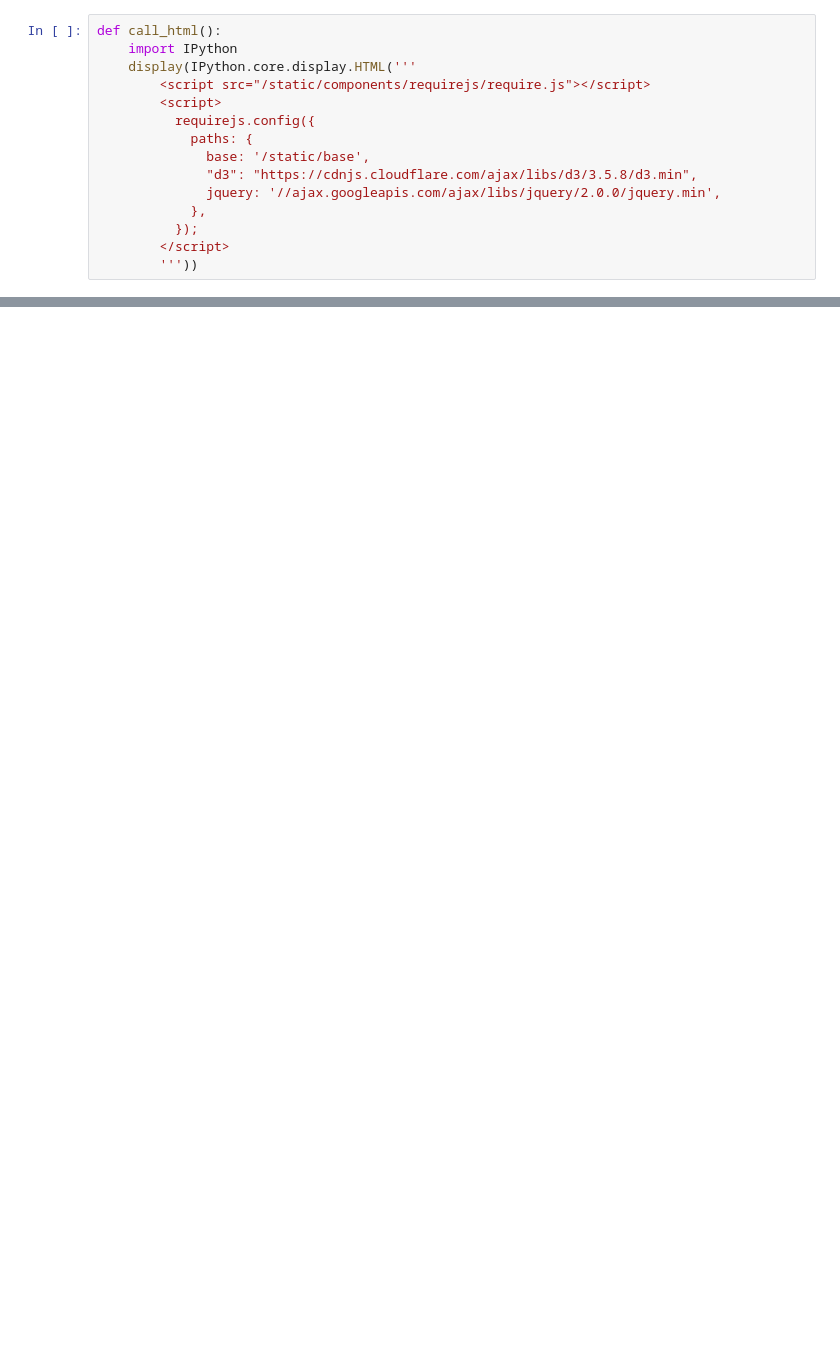
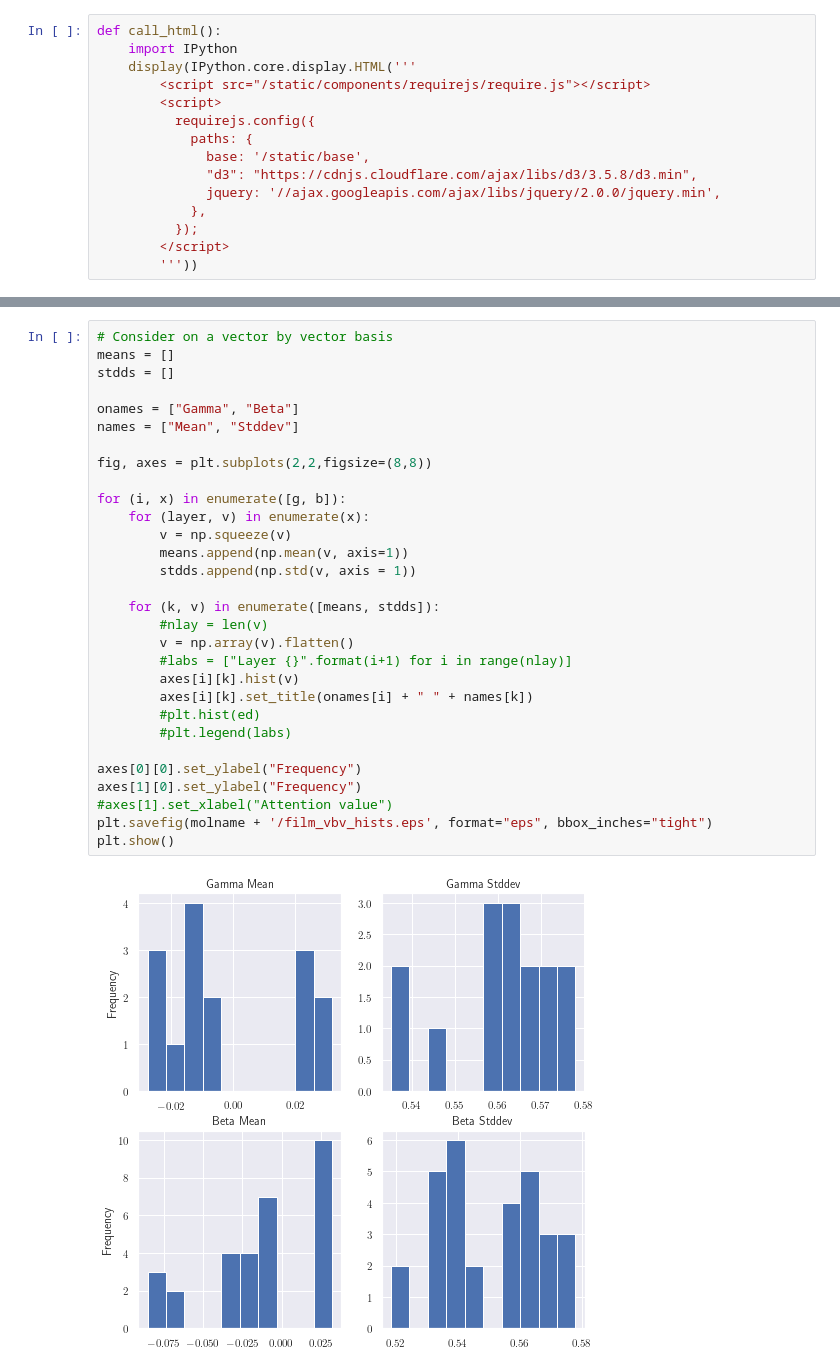
Before and after one commit to Basil-M/MEng-Project, a Jupyter notebook: view_attn.ipynb, the cells around one changed output, grey strips where cells are left out. Saved outputs shown, nothing was run; the diff lists cells and outputs as text; blank space fills up the shorter version.

```diff
--- a/view_attn.ipynb
+++ b/view_attn.ipynb
@@ -95,0 +317,32 @@ ValueError: all the input array dimensions except for the concatenation axis mus
+# %%
+# Consider on a vector by vector basis
+means = []
+stdds = []
+
+onames = ["Gamma", "Beta"]
+names = ["Mean", "Stddev"]
+
+fig, axes = plt.subplots(2,2,figsize=(8,8))
+
+for (i, x) in enumerate([g, b]):
+    for (layer, v) in enumerate(x):
+        v = np.squeeze(v)
+        means.append(np.mean(v, axis=1))
+        stdds.append(np.std(v, axis = 1))
+
+    for (k, v) in enumerate([means, stdds]):
+        #nlay = len(v)
+        v = np.array(v).flatten()
+        #labs = ["Layer {}".format(i+1) for i in range(nlay)]
+        axes[i][k].hist(v)
+        axes[i][k].set_title(onames[i] + " " + names[k])
+        #plt.hist(ed)
+        #plt.legend(labs)
+
+axes[0][0].set_ylabel("Frequency")
+axes[1][0].set_ylabel("Frequency")
+#axes[1].set_xlabel("Attention value")
+plt.savefig(molname + '/film_vbv_hists.eps', format="eps", bbox_inches="tight")
+plt.show()
+# %% [output]
+[figure, added]
```
Also changed, not shown: parts of 15 cells of this notebook, 5 other files.
